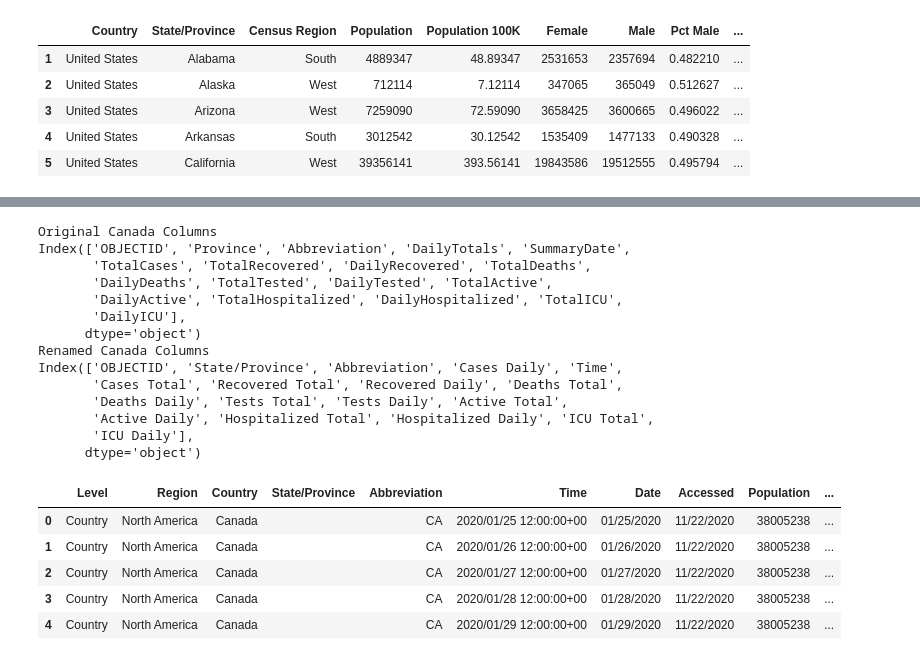
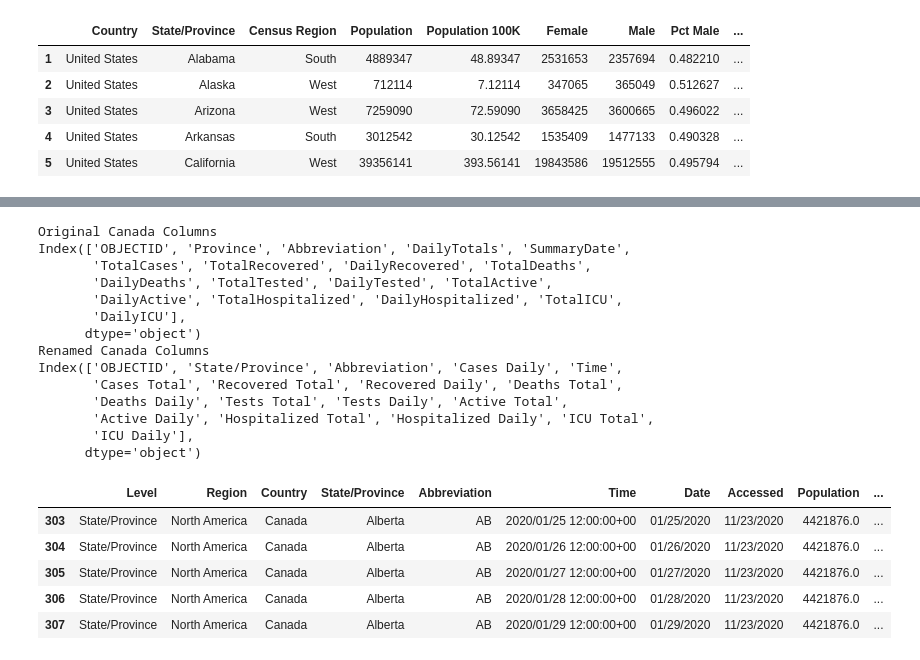
Before and after one commit to janinewhite/Global-COVID-Surveillance, a Jupyter notebook: Cleaned Global Raw Data.ipynb, the cells around one changed output, grey strips where cells are left out. Drawn from its saved outputs; the diff is of its cells as text; code cells hidden in the pictures.

```diff
--- a/Cleaned Global Raw Data.ipynb
+++ b/Cleaned Global Raw Data.ipynb
@@ -871,43 +882,43 @@ canada_df["Region"] = "North America"
 canada_df["State/Province"] = canada_df["State/Province"].apply(lambda x: fixProvince(x))
 canada_df["Date"] = canada_df["Time"].apply(lambda x: us_date(x).replace(" ",""))
 canada_df["Level"] = canada_df["State/Province"].apply(lambda x: "Country" if x == "Canada" else "State/Province")
-canada_df["State/Province"] = canada_df["State/Province"].apply(lambda x: "" if x=="Canada" else "")
+canada_df["State/Province"] = canada_df["State/Province"].apply(lambda x: "" if x=="Canada" else x)
 string_columns = ["State/Province","Abbreviation","Country","Region"]
 canada_df = canada_df.sort_values(by=["Level","Country","State/Province","Date"])
 canada_df = canada_df.reset_index()
 canada_df = canada_df.drop(columns=["index"])
 canada_df = canada_df.merge(canada_last_population, how='left', on=["Country","State/Province"])
 canada_order = [
     'Level', 'Region', 'Country', 'State/Province', 'Abbreviation', 'Time', 'Date', 'Accessed',
     "Population", "Population 100K",
     'Cases Daily', 'Cases Total', 'Tests Daily', 'Tests Total',
     'Deaths Total', 'Deaths Daily',
     'Recovered Total', 'Recovered Daily', 'Active Daily', 'Active Total',
     'Hospitalized Total', 'Hospitalized Daily', 'ICU Total', 'ICU Daily'
 ]
 canada_df = canada_df[canada_order].copy()
-canada_df.head()
+canada_df.loc[canada_df["Level"]=="State/Province"].head()
 # %% [output]
 Original Canada Columns
 Index(['OBJECTID', 'Province', 'Abbreviation', 'DailyTotals', 'SummaryDate',
        'TotalCases', 'TotalRecovered', 'DailyRecovered', 'TotalDeaths',
        'DailyDeaths', 'TotalTested', 'DailyTested', 'TotalActive',
        'DailyActive', 'TotalHospitalized', 'DailyHospitalized', 'TotalICU',
        'DailyICU'],
       dtype='object')
 Renamed Canada Columns
 Index(['OBJECTID', 'State/Province', 'Abbreviation', 'Cases Daily', 'Time',
        'Cases Total', 'Recovered Total', 'Recovered Daily', 'Deaths Total',
        'Deaths Daily', 'Tests Total', 'Tests Daily', 'Active Total',
        'Active Daily', 'Hospitalized Total', 'Hospitalized Daily', 'ICU Total',
        'ICU Daily'],
       dtype='object')
 |  | Level | Region | Country | State/Province | Abbreviation | Time | Date | Accessed | Population | ... |
-| 0 | Country | North America | Canada |  | CA | 2020/01/25 12:00:00+00 | 01/25/2020 | 11/22/2020 | 38005238 | ... |
-| 1 | Country | North America | Canada |  | CA | 2020/01/26 12:00:00+00 | 01/26/2020 | 11/22/2020 | 38005238 | ... |
-| 2 | Country | North America | Canada |  | CA | 2020/01/27 12:00:00+00 | 01/27/2020 | 11/22/2020 | 38005238 | ... |
-| 3 | Country | North America | Canada |  | CA | 2020/01/28 12:00:00+00 | 01/28/2020 | 11/22/2020 | 38005238 | ... |
-| 4 | Country | North America | Canada |  | CA | 2020/01/29 12:00:00+00 | 01/29/2020 | 11/22/2020 | 38005238 | ... |
+| 303 | State/Province | North America | Canada | Alberta | AB | 2020/01/25 12:00:00+00 | 01/25/2020 | 11/23/2020 | 4421876.0 | ... |
+| 304 | State/Province | North America | Canada | Alberta | AB | 2020/01/26 12:00:00+00 | 01/26/2020 | 11/23/2020 | 4421876.0 | ... |
+| 305 | State/Province | North America | Canada | Alberta | AB | 2020/01/27 12:00:00+00 | 01/27/2020 | 11/23/2020 | 4421876.0 | ... |
+| 306 | State/Province | North America | Canada | Alberta | AB | 2020/01/28 12:00:00+00 | 01/28/2020 | 11/23/2020 | 4421876.0 | ... |
+| 307 | State/Province | North America | Canada | Alberta | AB | 2020/01/29 12:00:00+00 | 01/29/2020 | 11/23/2020 | 4421876.0 | ... |
 # %%
 # US States raw data
 us_states_request = requests.get(us_source_csv).content
```
Also changed, not shown: parts of 10 cells of this notebook, 19 other files.
